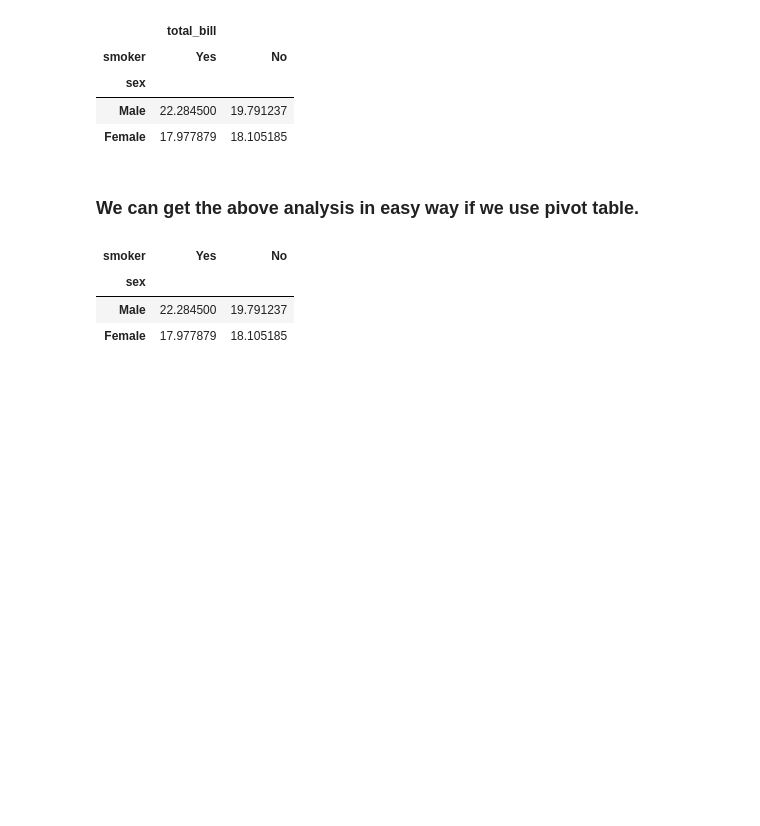
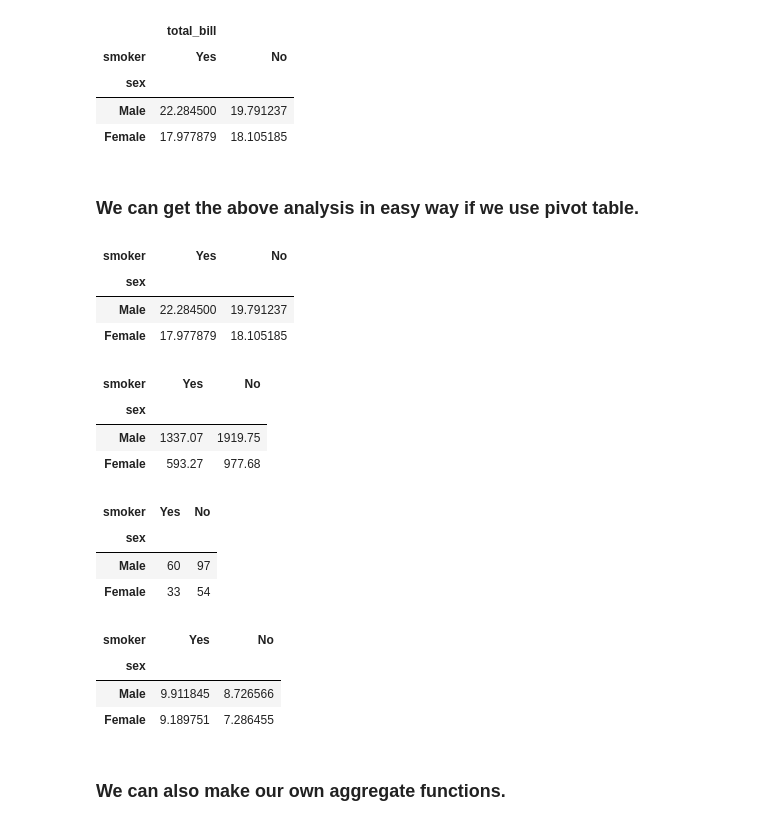
Before and after one commit to Muhammad-Waleed-Source/Pandas, a Jupyter notebook: Pandas_6_MultiIndex_Series_and_DataFrames.ipynb, the cells around one changed output. Cells and saved outputs as stored; diff of their text form; code cells hidden in the pictures; blank space fills up the shorter version.

Commit message:
aggregate function aggfunc()

```diff
--- a/Pandas_6_MultiIndex_Series_and_DataFrames.ipynb
+++ b/Pandas_6_MultiIndex_Series_and_DataFrames.ipynb
@@ -1181,3 +1181,31 @@ df.pivot_table(index='sex', columns='smoker', values='total_bill')
 | sex |  |  |
 | Male | 22.284500 | 19.791237 |
 | Female | 17.977879 | 18.105185 |
+# %%
+# aggfunc function
+df.pivot_table(index='sex', columns='smoker', values='total_bill', aggfunc='sum')
+
+# here we got the total amount
+# %% [output]
+| smoker | Yes | No |
+| sex |  |  |
+| Male | 1337.07 | 1919.75 |
+| Female | 593.27 | 977.68 |
+# %%
+df.pivot_table(index='sex', columns='smoker', values='total_bill', aggfunc='count')
+
+# here we got the number of males and females who smokes and who do not
+# %% [output]
+| smoker | Yes | No |
+| sex |  |  |
+| Male | 60 | 97 |
+| Female | 33 | 54 |
+# %%
+df.pivot_table(index='sex', columns='smoker', values='total_bill', aggfunc='std')
+# %% [output]
+| smoker | Yes | No |
+| sex |  |  |
+| Male | 9.911845 | 8.726566 |
+| Female | 9.189751 | 7.286455 |
+# %% [markdown]
+### We can also make our own aggregate functions.
```
